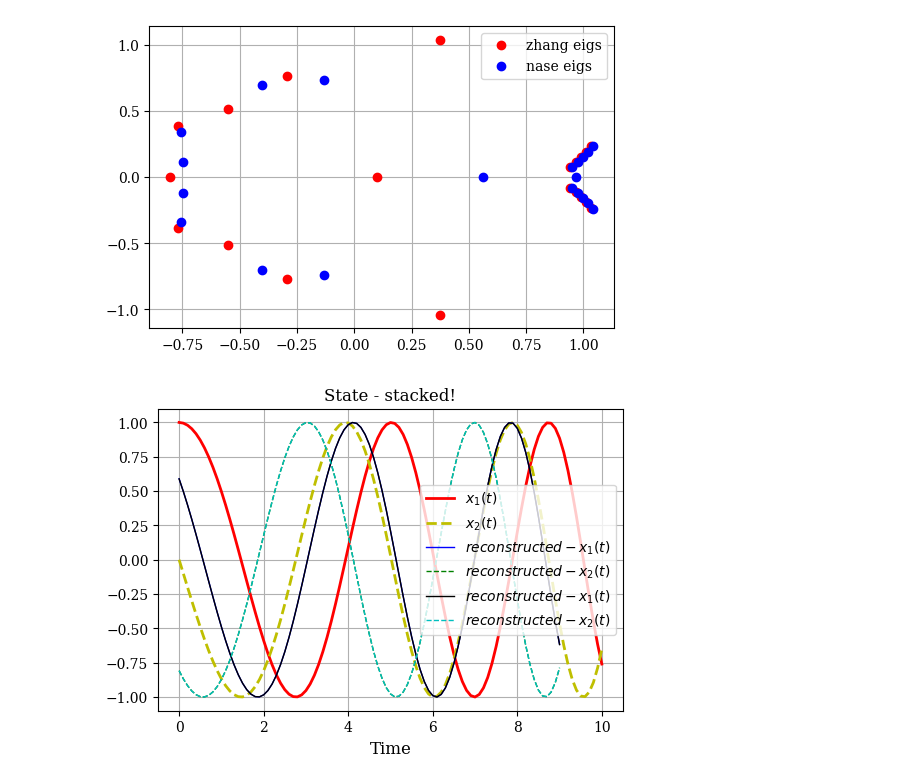
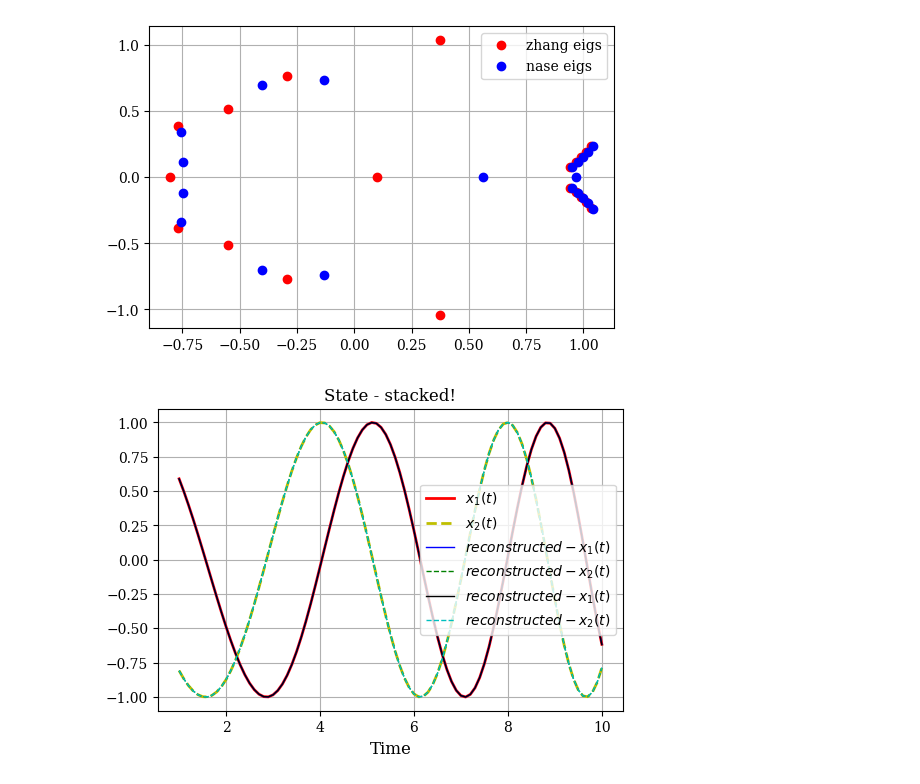
Before and after one commit to ela-d/DMD, a Jupyter notebook: 2D_time-varying_system-example.ipynb, the cells around one changed output. Saved outputs shown, nothing was run; the diff lists cells and outputs as text; code cells hidden in the pictures.

Commit message:
fixes for plot comparison of reconstruction

```diff
--- a/2D_time-varying_system-example.ipynb
+++ b/2D_time-varying_system-example.ipynb
@@ -289,24 +289,24 @@ reconstructed_njihovo = DMD_reconstruction(x_stacked, Z, indices, Lambda, times)
 # %%
 # visualize snapshots
 plt.rcParams['figure.dpi'] = 100
 plt.figure(figsize=(6,4))
 plt.rc('text', usetex=False) #samo sam tu stavila da ne koristim tex..
 plt.rc('font', family='serif')
-plt.plot(tspan, xsol[0, :], 'r-', linewidth=2.0,  label='$x_1(t)$')
-plt.plot(tspan, xsol[1, :], 'y--', linewidth=2.0,  label='$x_2(t)$')
-plt.plot(tspan[:-10], reconstructed[-2, :], 'b-', linewidth=1.0,  label='$reconstructed - x_1(t)$')
-plt.plot(tspan[:-10], reconstructed[-1, :], 'g--', linewidth=1.0,  label='$reconstructed - x_2(t)$')
-plt.plot(tspan[:-10], reconstructed_njihovo[-2, :], 'k-', linewidth=1.0,  label='$reconstructed - x_1(t)$')
-plt.plot(tspan[:-10], reconstructed_njihovo[-1, :], 'c--', linewidth=1.0,  label='$reconstructed - x_2(t)$')
+plt.plot(tspan[num_stack:], x_stacked[-2, :], 'r-', linewidth=2.0,  label='$x_1(t)$')
+plt.plot(tspan[num_stack:], x_stacked[-1, :], 'y--', linewidth=2.0,  label='$x_2(t)$')
+plt.plot(tspan[num_stack:], reconstructed[-2, :], 'b-', linewidth=1.0,  label='$reconstructed - x_1(t)$')
+plt.plot(tspan[num_stack:], reconstructed[-1, :], 'g--', linewidth=1.0,  label='$reconstructed - x_2(t)$')
+plt.plot(tspan[num_stack:], reconstructed_njihovo[-2, :], 'k-', linewidth=1.0,  label='$reconstructed - x_1(t)$')
+plt.plot(tspan[num_stack:], reconstructed_njihovo[-1, :], 'c--', linewidth=1.0,  label='$reconstructed - x_2(t)$')
 plt.legend(loc='best', fontsize=10)
 plt.xlabel('Time', fontsize=12)
 plt.title('State - stacked!', fontsize=12)
 plt.tick_params(labelsize=10)
 plt.grid()
 plt.show()
 
 #nase i njihove predikcije se preklapaju
 
-###BOLJI REZULTATI BEZ STACKED!
+###BOLJI REZULTATI SA STACKED!!
 # %% [output]
-[figure, old version]
+[figure, new version]
```
Also changed, not shown: parts of 5 cells of this notebook.
